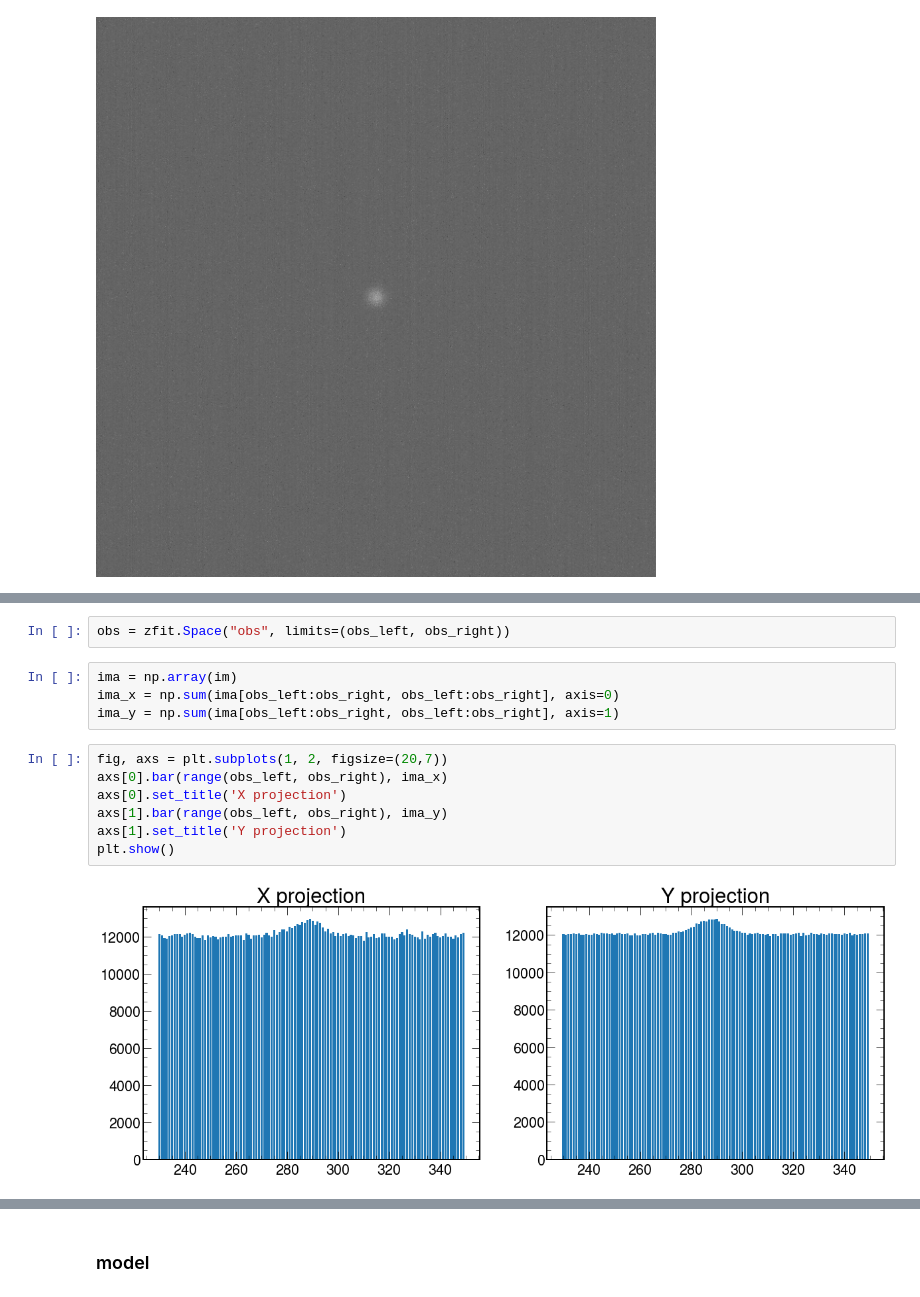
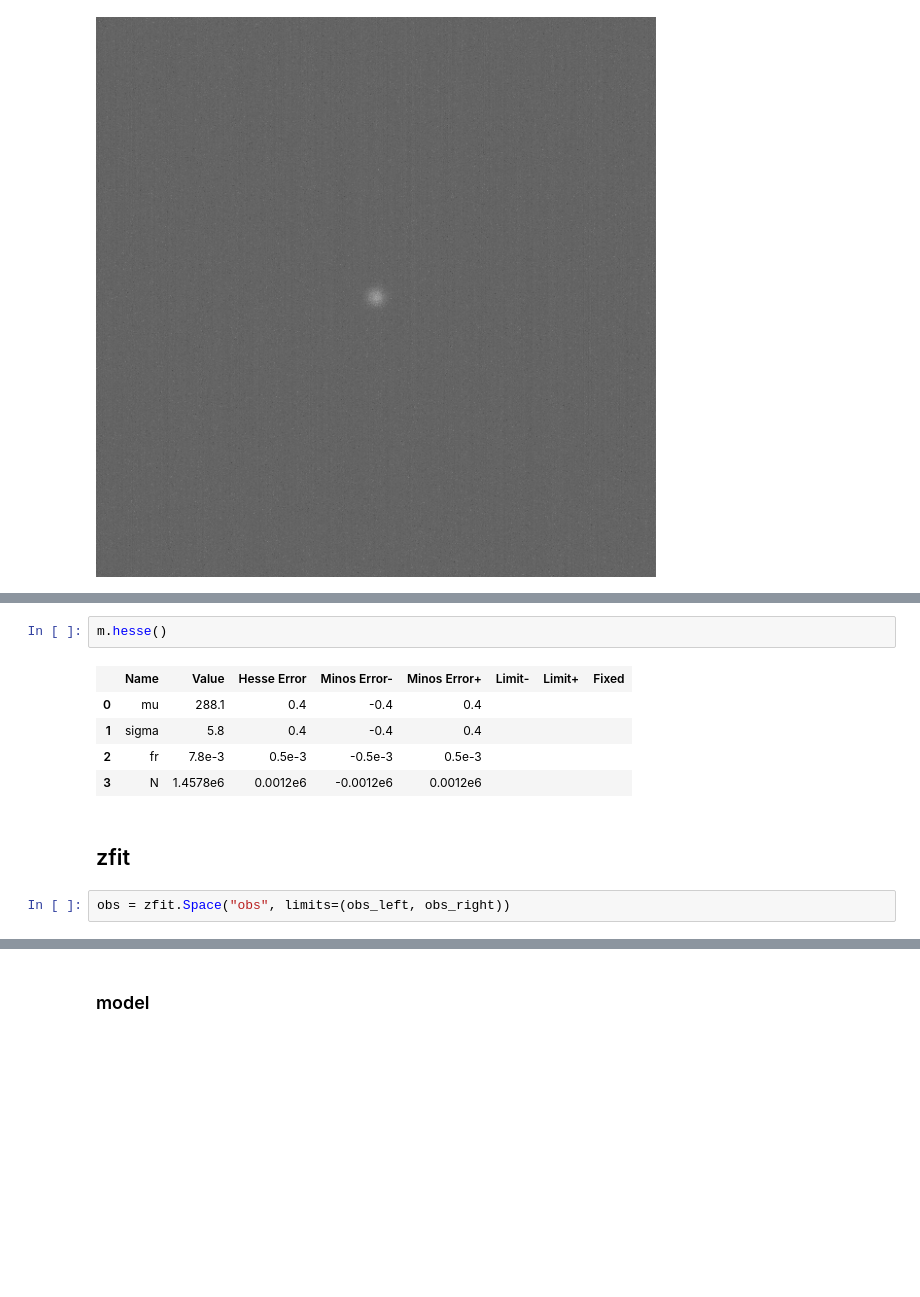
Before and after one commit to depot-hep/idao-2021, a Jupyter notebook: data_studies/fittin.ipynb, the cells around one changed output, grey strips where cells are left out. Cells and saved outputs as stored; diff of their text form; blank space fills up the shorter version.

```diff
--- a/data_studies/fittin.ipynb
+++ b/data_studies/fittin.ipynb
@@ -40,15 +103,12 @@ obs_bin_centers = (obs_edges[:-1] + obs_edges[1:])/2
+# %%
+m.hesse()
+# %% [output]
+|  | Name | Value | Hesse Error | Minos Error- | Minos Error+ | Limit- | Limit+ | Fixed |
+| 0 | mu | 288.1 | 0.4 | -0.4 | 0.4 |  |  |  |
+| 1 | sigma | 5.8 | 0.4 | -0.4 | 0.4 |  |  |  |
+| 2 | fr | 7.8e-3 | 0.5e-3 | -0.5e-3 | 0.5e-3 |  |  |  |
+| 3 | N | 1.4578e6 | 0.0012e6 | -0.0012e6 | 0.0012e6 |  |  |  |
+# %% [markdown]
+## zfit
 # %%
 obs = zfit.Space("obs", limits=(obs_left, obs_right))
-# %%
-ima = np.array(im)
-ima_x = np.sum(ima[obs_left:obs_right, obs_left:obs_right], axis=0)
-ima_y = np.sum(ima[obs_left:obs_right, obs_left:obs_right], axis=1)
-# %%
-fig, axs = plt.subplots(1, 2, figsize=(20,7))
-axs[0].bar(range(obs_left, obs_right), ima_x)
-axs[0].set_title('X projection')
-axs[1].bar(range(obs_left, obs_right), ima_y)
-axs[1].set_title('Y projection')
-plt.show()
-# %% [output]
-[figure, removed]
```
Also changed, not shown: parts of 24 cells of this notebook.
